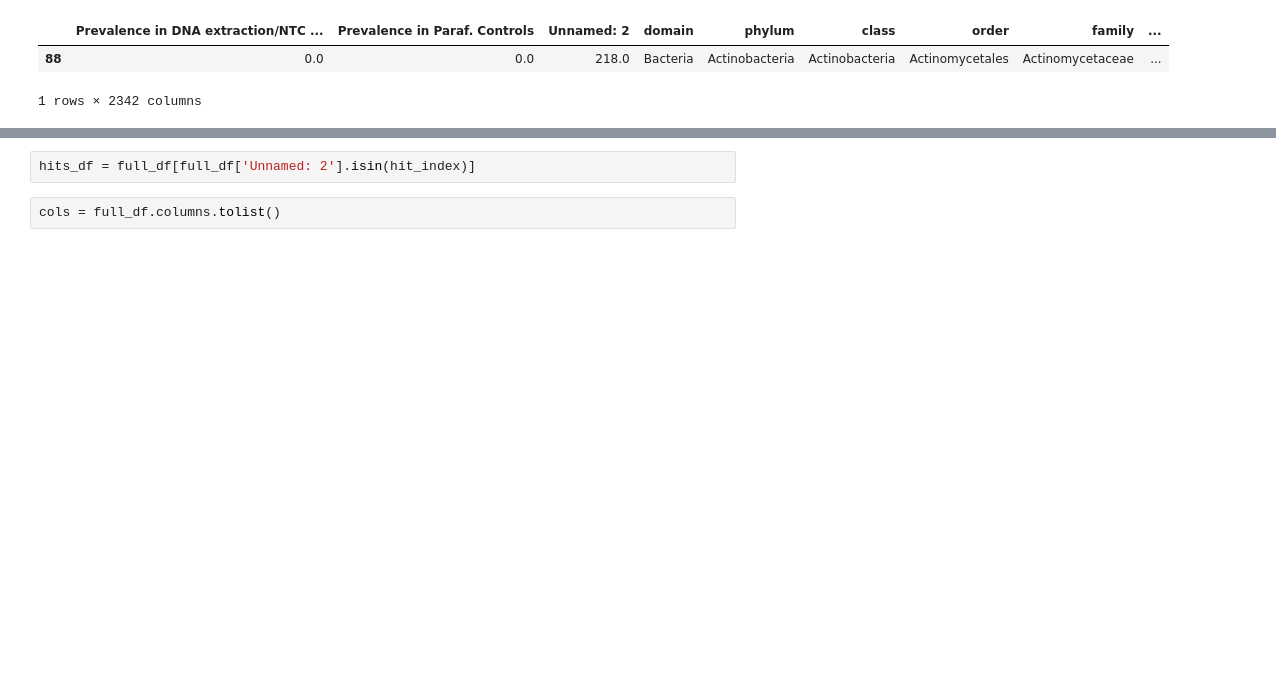
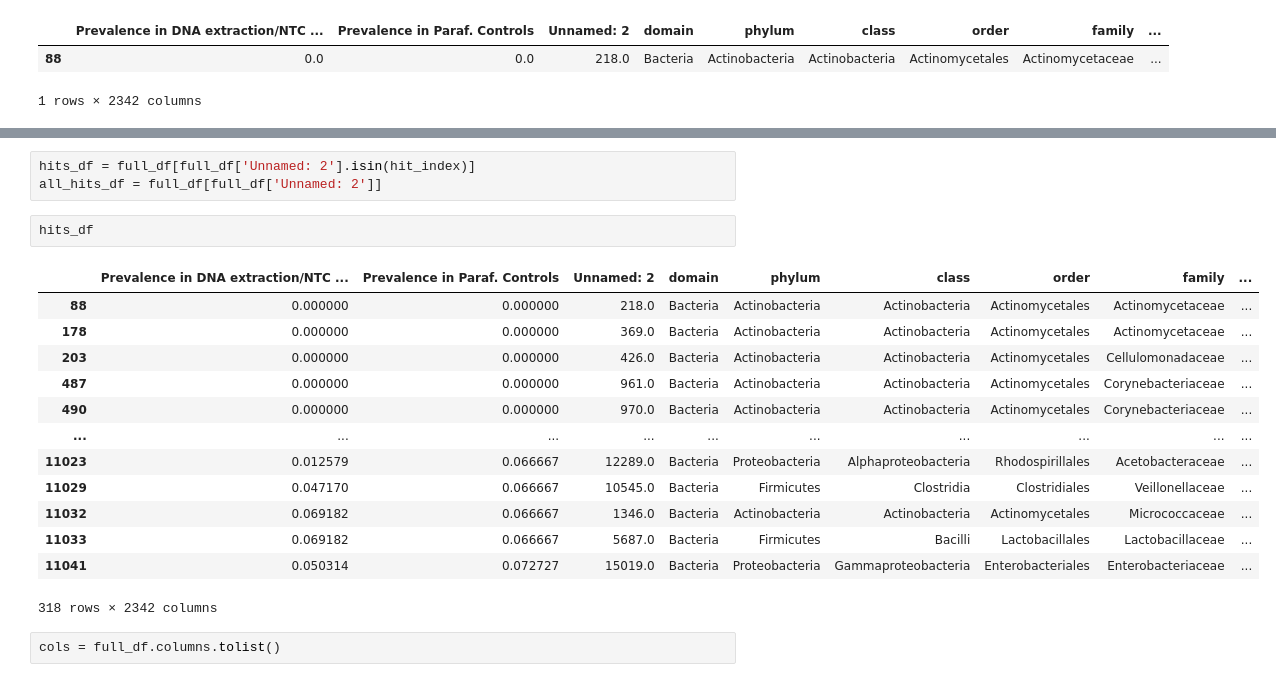
Before and after one commit to dmartimarti/micit_prediction, a Jupyter notebook: species_frequencies.ipynb, the cells around one changed output, grey strips where cells are left out. Drawn from its saved outputs; the diff is of its cells as text; blank space fills up the shorter version.

```diff
--- a/species_frequencies.ipynb
+++ b/species_frequencies.ipynb
@@ -53,5 +85,22 @@ hit_index = hits['Unnamed: 0'].tolist()
 # %%
 hits_df = full_df[full_df['Unnamed: 2'].isin(hit_index)]
+all_hits_df = full_df[full_df['Unnamed: 2']]
+# %%
+hits_df
+# %% [output]
+|  | Prevalence in DNA extraction/NTC ... | Prevalence in Paraf. Controls | Unnamed: 2 | domain | phylum | class | order | family | ... |
+| 88 | 0.000000 | 0.000000 | 218.0 | Bacteria | Actinobacteria | Actinobacteria | Actinomycetales | Actinomycetaceae | ... |
+| 178 | 0.000000 | 0.000000 | 369.0 | Bacteria | Actinobacteria | Actinobacteria | Actinomycetales | Actinomycetaceae | ... |
+| 203 | 0.000000 | 0.000000 | 426.0 | Bacteria | Actinobacteria | Actinobacteria | Actinomycetales | Cellulomonadaceae | ... |
+| 487 | 0.000000 | 0.000000 | 961.0 | Bacteria | Actinobacteria | Actinobacteria | Actinomycetales | Corynebacteriaceae | ... |
+| 490 | 0.000000 | 0.000000 | 970.0 | Bacteria | Actinobacteria | Actinobacteria | Actinomycetales | Corynebacteriaceae | ... |
+| ... | ... | ... | ... | ... | ... | ... | ... | ... | ... |
+| 11023 | 0.012579 | 0.066667 | 12289.0 | Bacteria | Proteobacteria | Alphaproteobacteria | Rhodospirillales | Acetobacteraceae | ... |
+| 11029 | 0.047170 | 0.066667 | 10545.0 | Bacteria | Firmicutes | Clostridia | Clostridiales | Veillonellaceae | ... |
+| 11032 | 0.069182 | 0.066667 | 1346.0 | Bacteria | Actinobacteria | Actinobacteria | Actinomycetales | Micrococcaceae | ... |
+| 11033 | 0.069182 | 0.066667 | 5687.0 | Bacteria | Firmicutes | Bacilli | Lactobacillales | Lactobacillaceae | ... |
+| 11041 | 0.050314 | 0.072727 | 15019.0 | Bacteria | Proteobacteria | Gammaproteobacteria | Enterobacteriales | Enterobacteriaceae | ... |
+318 rows × 2342 columns
 # %%
 cols = full_df.columns.tolist()
 # %%
```
Also changed, not shown: parts of 6 cells of this notebook, 16 other files.
